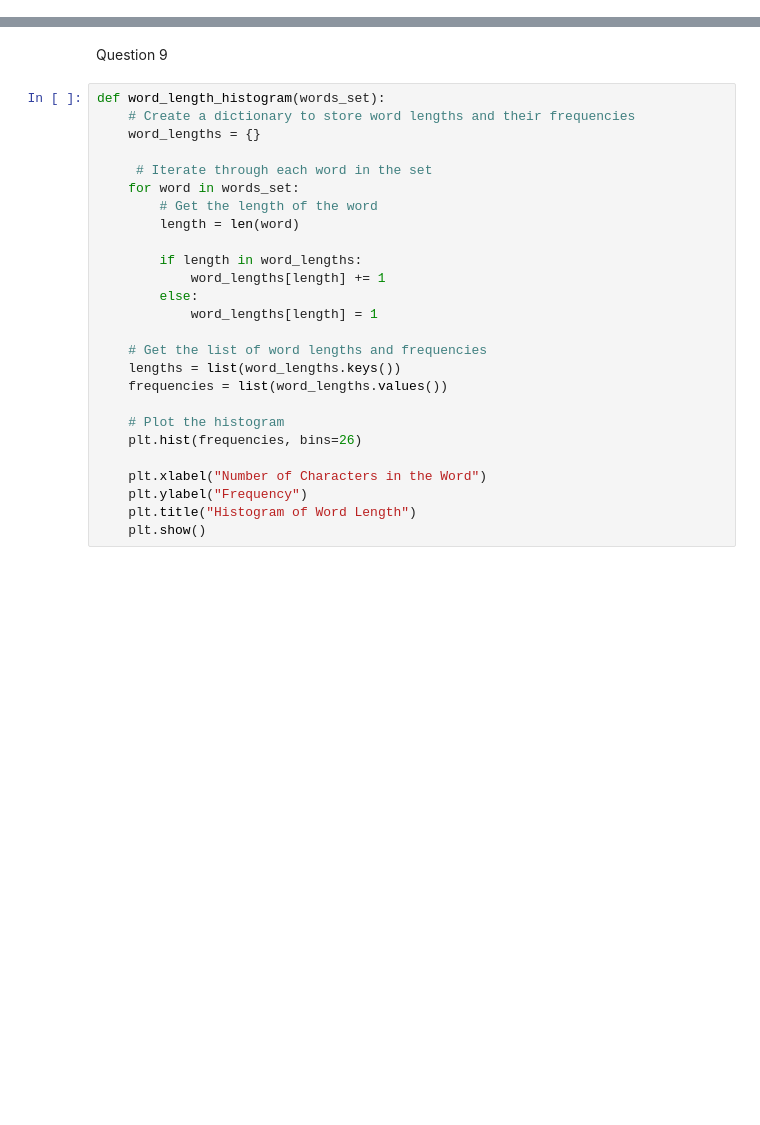
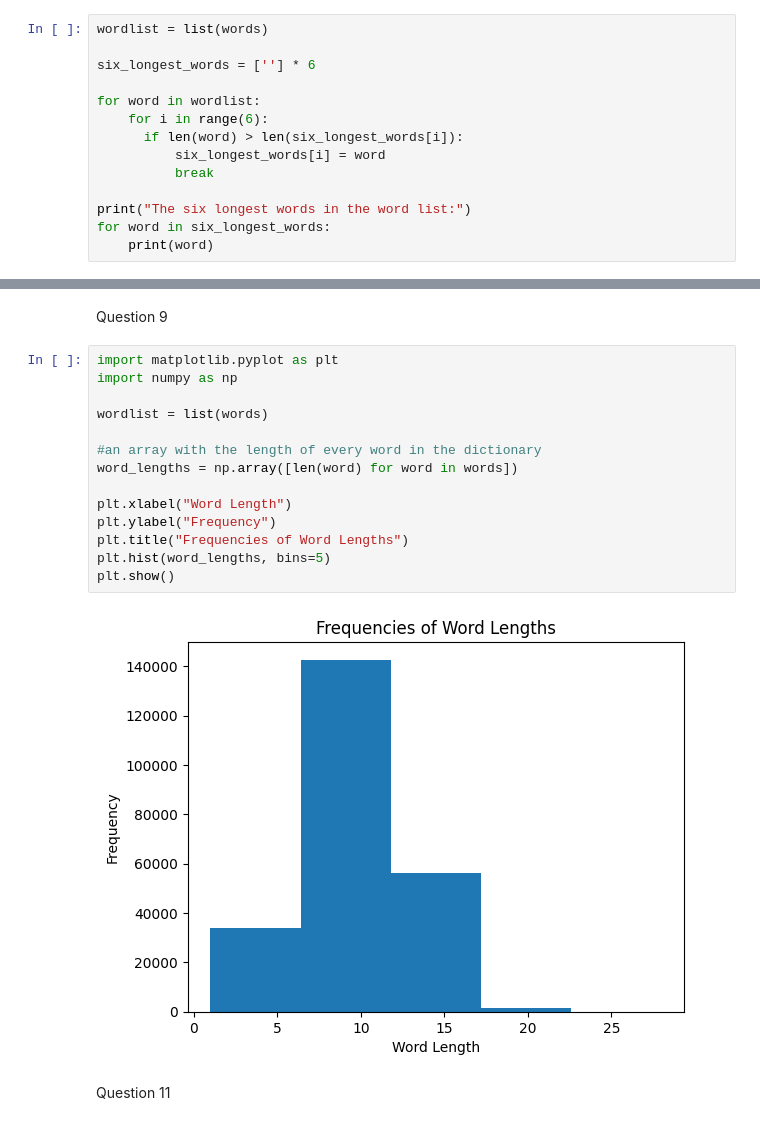
Before and after one commit to bengarozzo/DS10022, a Jupyter notebook: HW_5_due_Feb_28_Andrew_McNeill,_Ben_Garozzo,_Will_Scharfenberger.ipynb, the cells around one changed output, grey strips where cells are left out. Drawn from its saved outputs; the diff is of its cells as text; blank space fills up the shorter version.

```diff
--- a/HW_5_due_Feb_28_Andrew_McNeill,_Ben_Garozzo,_Will_Scharfenberger.ipynb
+++ b/HW_5_due_Feb_28_Andrew_McNeill,_Ben_Garozzo,_Will_Scharfenberger.ipynb
@@ -114,3 +114,17 @@ plt.show()
 [figure]
 # %% [markdown]
 Question 8
+# %%
+wordlist = list(words)
+
+six_longest_words = [''] * 6
+
+for word in wordlist:
+    for i in range(6):
+      if len(word) > len(six_longest_words[i]):
+          six_longest_words[i] = word
+          break
+
+print("The six longest words in the word list:")
+for word in six_longest_words:
+    print(word)
@@ -117,28 +139,20 @@ Question 8
 # %% [markdown]
 Question 9
-# %%
-def word_length_histogram(words_set):
-    # Create a dictionary to store word lengths and their frequencies
-    word_lengths = {}
-
-     # Iterate through each word in the set
-    for word in words_set:
-        # Get the length of the word
-        length = len(word)
-
-        if length in word_lengths:
-            word_lengths[length] += 1
-        else:
-            word_lengths[length] = 1
-
-    # Get the list of word lengths and frequencies
-    lengths = list(word_lengths.keys())
-    frequencies = list(word_lengths.values())
-
-    # Plot the histogram
-    plt.hist(frequencies, bins=26)
-
-    plt.xlabel("Number of Characters in the Word")
-    plt.ylabel("Frequency")
-    plt.title("Histogram of Word Length")
-    plt.show()
+# %%
+import matplotlib.pyplot as plt
+import numpy as np
+
+wordlist = list(words)
+
+#an array with the length of every word in the dictionary
+word_lengths = np.array([len(word) for word in words])
+
+plt.xlabel("Word Length")
+plt.ylabel("Frequency")
+plt.title("Frequencies of Word Lengths")
+plt.hist(word_lengths, bins=5)
+plt.show()
+# %% [output]
+[figure, added]
+# %% [markdown]
+Question 11
```
Also changed, not shown: parts of 5 cells of this notebook.
